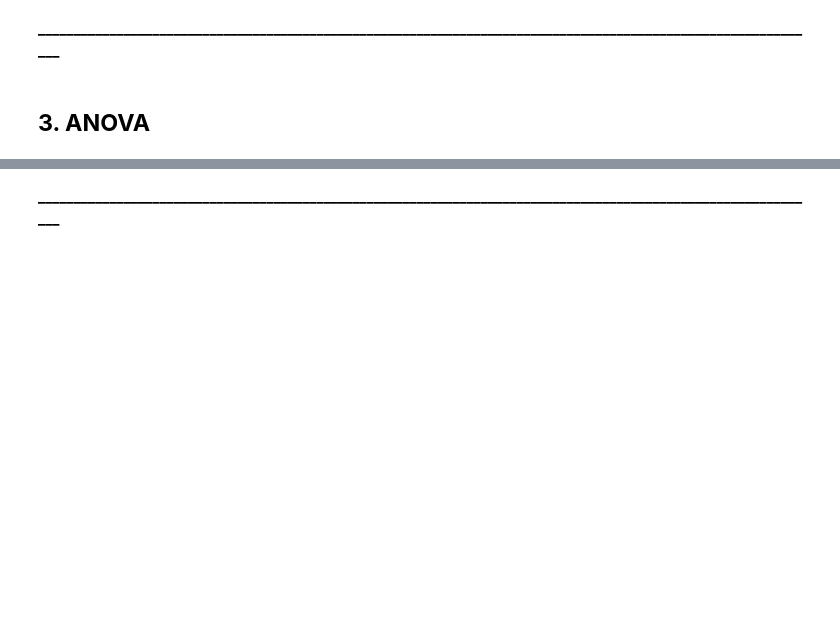
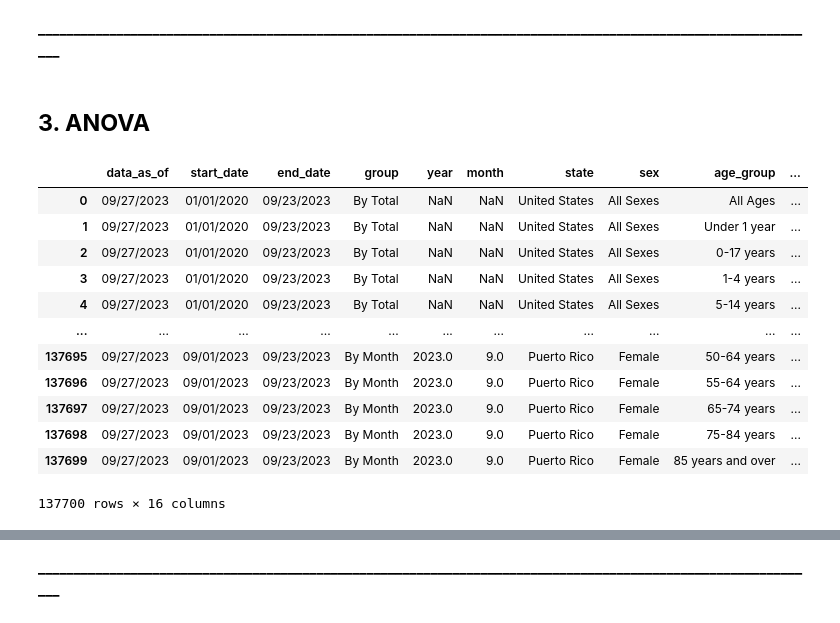
Before and after one commit to c-susan/datasci_5_statistics, a Jupyter notebook: python_statistics.ipynb, the cells around one changed output, grey strips where cells are left out. Saved outputs shown, nothing was run; the diff lists cells and outputs as text; code cells hidden in the pictures; blank space fills up the shorter version.

```diff
--- a/python_statistics.ipynb
+++ b/python_statistics.ipynb
@@ -205,3 +192,22 @@ The p-value is 1.9267043606049252e-26, which is less than the significance level
 **______________________________________________________________________________________________________________**
 # %% [markdown]
 ## **3. ANOVA**
+# %%
+## Loading in dataset and cleaning the column names
+df3 = pd.read_csv('https://raw.githubusercontent.com/c-susan/datasci_5_statistics/main/datasets/Provisional_COVID-19_Deaths_by_Sex_and_Age.csv')
+df3.columns = df3.columns.str.replace(' ', '_', regex=True).str.replace('/', '_', regex=True).str.replace('(', '', regex=True).str.replace(')', '', regex=True).str.replace('-','', regex=True).str.lower()
+df3
+# %% [output]
+|  | data_as_of | start_date | end_date | group | year | month | state | sex | age_group | ... |
+| 0 | 09/27/2023 | 01/01/2020 | 09/23/2023 | By Total | NaN | NaN | United States | All Sexes | All Ages | ... |
+| 1 | 09/27/2023 | 01/01/2020 | 09/23/2023 | By Total | NaN | NaN | United States | All Sexes | Under 1 year | ... |
+| 2 | 09/27/2023 | 01/01/2020 | 09/23/2023 | By Total | NaN | NaN | United States | All Sexes | 0-17 years | ... |
+| 3 | 09/27/2023 | 01/01/2020 | 09/23/2023 | By Total | NaN | NaN | United States | All Sexes | 1-4 years | ... |
+| 4 | 09/27/2023 | 01/01/2020 | 09/23/2023 | By Total | NaN | NaN | United States | All Sexes | 5-14 years | ... |
+| ... | ... | ... | ... | ... | ... | ... | ... | ... | ... | ... |
+| 137695 | 09/27/2023 | 09/01/2023 | 09/23/2023 | By Month | 2023.0 | 9.0 | Puerto Rico | Female | 50-64 years | ... |
+| 137696 | 09/27/2023 | 09/01/2023 | 09/23/2023 | By Month | 2023.0 | 9.0 | Puerto Rico | Female | 55-64 years | ... |
+| 137697 | 09/27/2023 | 09/01/2023 | 09/23/2023 | By Month | 2023.0 | 9.0 | Puerto Rico | Female | 65-74 years | ... |
+| 137698 | 09/27/2023 | 09/01/2023 | 09/23/2023 | By Month | 2023.0 | 9.0 | Puerto Rico | Female | 75-84 years | ... |
+| 137699 | 09/27/2023 | 09/01/2023 | 09/23/2023 | By Month | 2023.0 | 9.0 | Puerto Rico | Female | 85 years and over | ... |
+137700 rows × 16 columns
```
Also changed, not shown: parts of 13 cells of this notebook.
